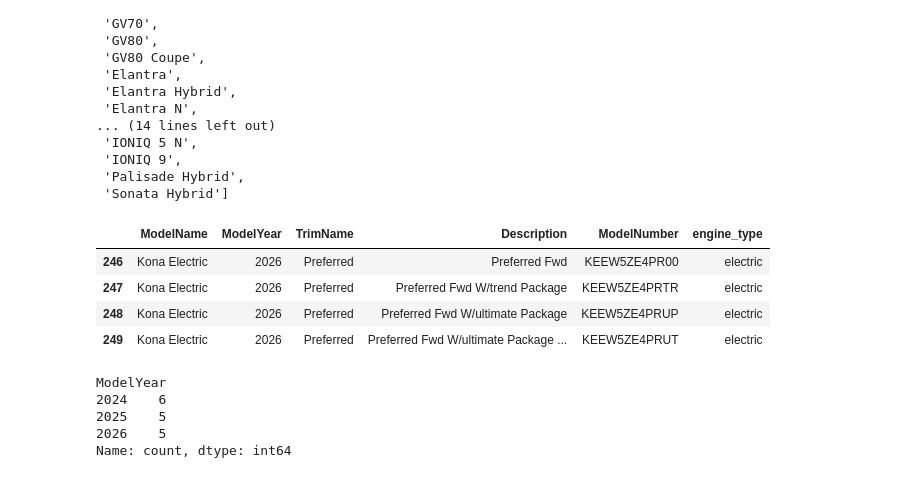
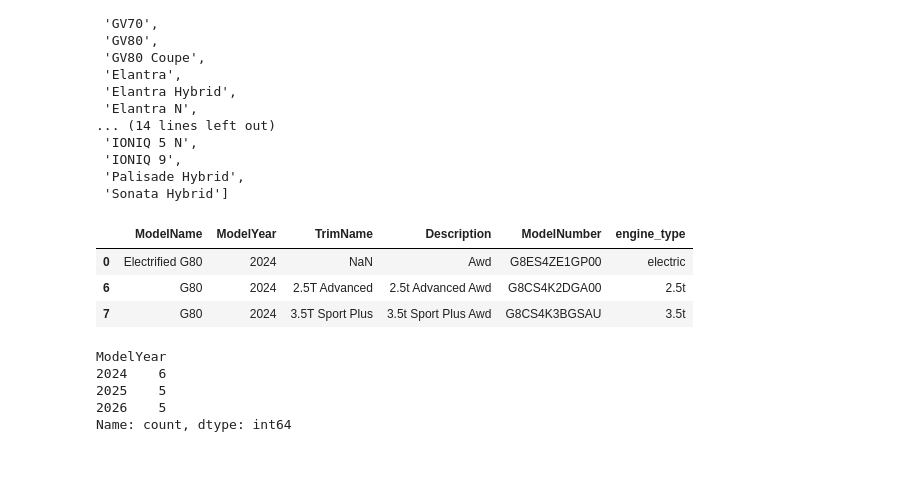
Before and after one commit to MeliPax/OEM_Accessories_v1, a Jupyter notebook: accy_v2/model_lookup/veh_model_service.ipynb, the cells around one changed output. Cells and saved outputs as stored; diff of their text form; code cells hidden in the pictures.

```diff
--- a/accy_v2/model_lookup/veh_model_service.ipynb
+++ b/accy_v2/model_lookup/veh_model_service.ipynb
@@ -335,16 +335,15 @@ model_number_db["ModelName"].unique().tolist()
 # %%
 model_number_db[
                 (1==1)
-                & (model_number_db["ModelYear"]==2026)
-                &(model_number_db["ModelName"].str.contains("Kona"))
-                & (model_number_db["engine_type"].str.contains("ele"))
+                & (model_number_db["ModelYear"]==2024)
+                &(model_number_db["ModelName"].str.contains("G80"))
+                # & (model_number_db["engine_type"].str.contains("ele"))
                 ][["ModelName", "ModelYear", "TrimName", "Description", "ModelNumber", "engine_type"]]
 # %% [output]
 |  | ModelName | ModelYear | TrimName | Description | ModelNumber | engine_type |
-| 246 | Kona Electric | 2026 | Preferred | Preferred Fwd | KEEW5ZE4PR00 | electric |
-| 247 | Kona Electric | 2026 | Preferred | Preferred Fwd W/trend Package | KEEW5ZE4PRTR | electric |
-| 248 | Kona Electric | 2026 | Preferred | Preferred Fwd W/ultimate Package | KEEW5ZE4PRUP | electric |
-| 249 | Kona Electric | 2026 | Preferred | Preferred Fwd W/ultimate Package ... | KEEW5ZE4PRUT | electric |
+| 0 | Electrified G80 | 2024 | NaN | Awd | G8ES4ZE1GP00 | electric |
+| 6 | G80 | 2024 | 2.5T Advanced | 2.5t Advanced Awd | G8CS4K2DGA00 | 2.5t |
+| 7 | G80 | 2024 | 3.5T Sport Plus | 3.5t Sport Plus Awd | G8CS4K3BGSAU | 3.5t |
 # %%
 
 # model_number_db[model_number_db["ModelName"]=="GV70"].value_counts(by=["ModelYear"])
```
Also changed, not shown: 5 other files.
